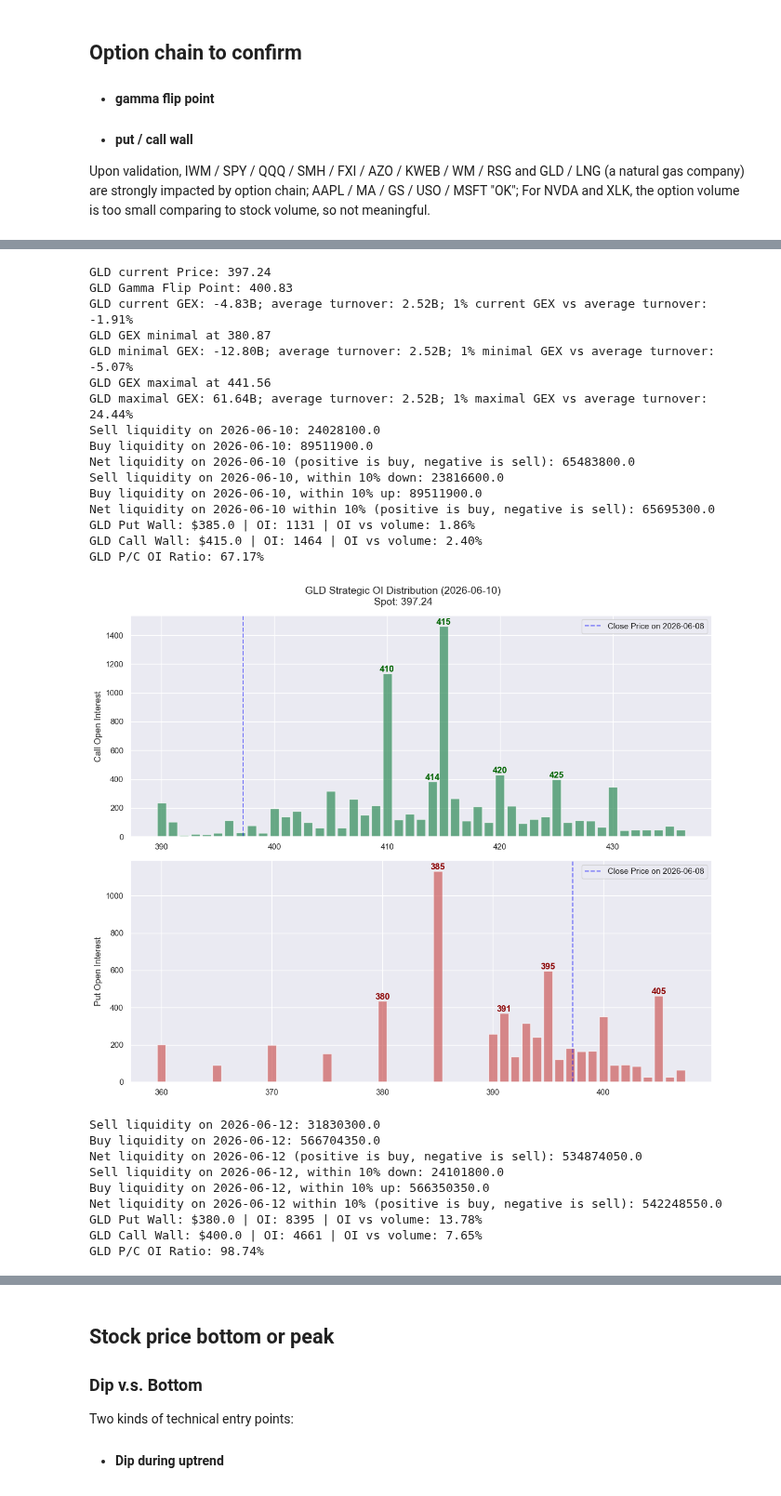
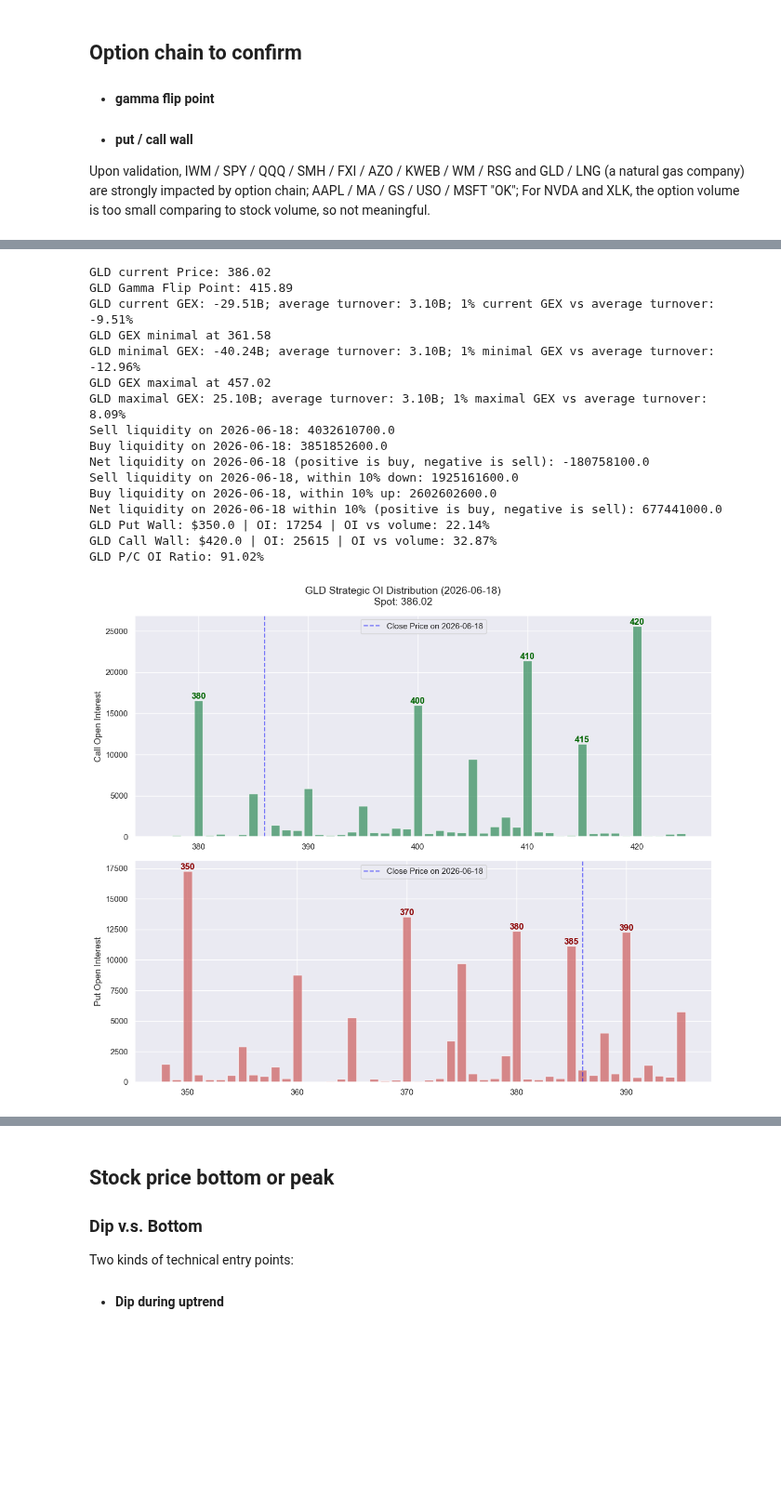
Before and after one commit to Yuchen-Peng/trading_strategy, a Jupyter notebook: notebooks/Quantitative_model.ipynb, the cells around one changed output, grey strips where cells are left out. Shown at 93% size. Saved outputs shown, nothing was run; the diff lists cells and outputs as text; code cells hidden in the pictures; blank space fills up the shorter version.

```diff
--- a/notebooks/Quantitative_model.ipynb
+++ b/notebooks/Quantitative_model.ipynb
@@ -301,7 +202,5 @@ QQQ P/C OI Ratio: 186.91%
 # quant.get_option_walls("azo", "2026-04-17") # not significant
 # %%
 flip_price, current_gex_value = quant.find_gamma_flip('gld')
-quant.get_option_walls("gld", "2026-06-10")
-quant.get_option_walls("gld", "2026-06-12")
 quant.get_option_walls("gld", "2026-06-18")
 # %% [output]
@@ -309,26 +208,17 @@ quant.get_option_walls("gld", "2026-06-18")
-GLD current Price: 397.24
-GLD Gamma Flip Point: 400.83
-GLD current GEX: -4.83B; average turnover: 2.52B; 1% current GEX vs average turnover: -1.91%
-GLD GEX minimal at 380.87
-GLD minimal GEX: -12.80B; average turnover: 2.52B; 1% minimal GEX vs average turnover: -5.07%
-GLD GEX maximal at 441.56
-GLD maximal GEX: 61.64B; average turnover: 2.52B; 1% maximal GEX vs average turnover: 24.44%
-Sell liquidity on 2026-06-10: 24028100.0
-Buy liquidity on 2026-06-10: 89511900.0
-Net liquidity on 2026-06-10 (positive is buy, negative is sell): 65483800.0
-Sell liquidity on 2026-06-10, within 10% down: 23816600.0
-Buy liquidity on 2026-06-10, within 10% up: 89511900.0
-Net liquidity on 2026-06-10 within 10% (positive is buy, negative is sell): 65695300.0
-GLD Put Wall: $385.0 | OI: 1131 | OI vs volume: 1.86%
-GLD Call Wall: $415.0 | OI: 1464 | OI vs volume: 2.40%
-GLD P/C OI Ratio: 67.17%
+GLD current Price: 386.02
+GLD Gamma Flip Point: 415.89
+GLD current GEX: -29.51B; average turnover: 3.10B; 1% current GEX vs average turnover: -9.51%
+GLD GEX minimal at 361.58
+GLD minimal GEX: -40.24B; average turnover: 3.10B; 1% minimal GEX vs average turnover: -12.96%
+GLD GEX maximal at 457.02
+GLD maximal GEX: 25.10B; average turnover: 3.10B; 1% maximal GEX vs average turnover: 8.09%
+Sell liquidity on 2026-06-18: 4032610700.0
+Buy liquidity on 2026-06-18: 3851852600.0
+Net liquidity on 2026-06-18 (positive is buy, negative is sell): -180758100.0
+Sell liquidity on 2026-06-18, within 10% down: 1925161600.0
+Buy liquidity on 2026-06-18, within 10% up: 2602602600.0
+Net liquidity on 2026-06-18 within 10% (positive is buy, negative is sell): 677441000.0
+GLD Put Wall: $350.0 | OI: 17254 | OI vs volume: 22.14%
+GLD Call Wall: $420.0 | OI: 25615 | OI vs volume: 32.87%
+GLD P/C OI Ratio: 91.02%
-[figure, old version]
+[figure, new version]
-Sell liquidity on 2026-06-12: 31830300.0
-Buy liquidity on 2026-06-12: 566704350.0
-Net liquidity on 2026-06-12 (positive is buy, negative is sell): 534874050.0
-Sell liquidity on 2026-06-12, within 10% down: 24101800.0
-Buy liquidity on 2026-06-12, within 10% up: 566350350.0
-Net liquidity on 2026-06-12 within 10% (positive is buy, negative is sell): 542248550.0
-GLD Put Wall: $380.0 | OI: 8395 | OI vs volume: 13.78%
-GLD Call Wall: $400.0 | OI: 4661 | OI vs volume: 7.65%
-GLD P/C OI Ratio: 98.74%
```
Also changed, not shown: parts of 12 cells of this notebook, 2 other files.
